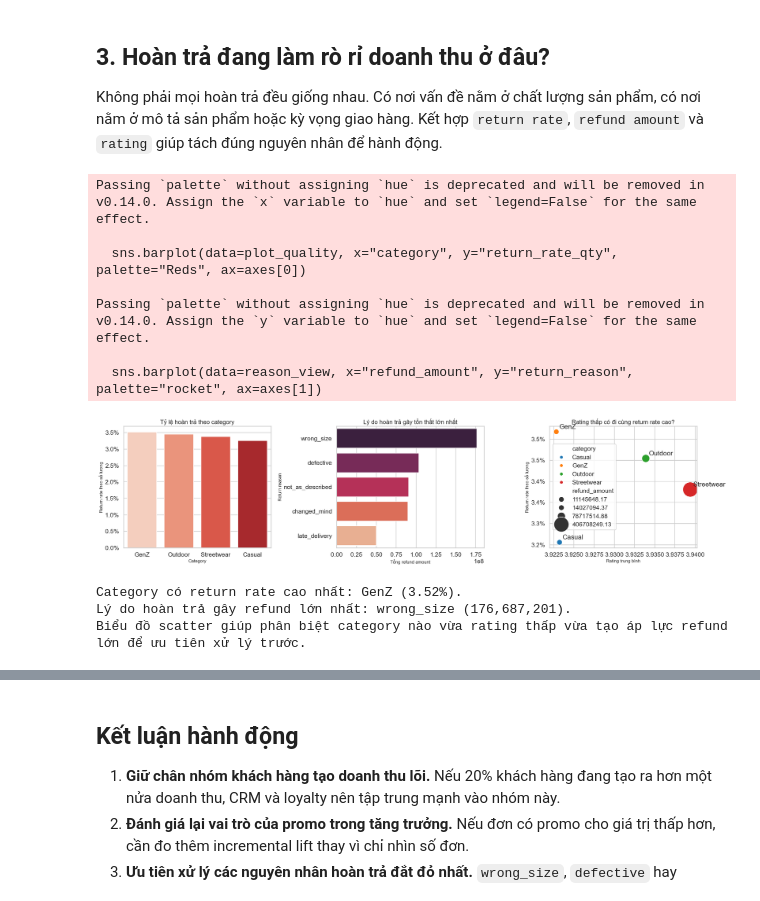
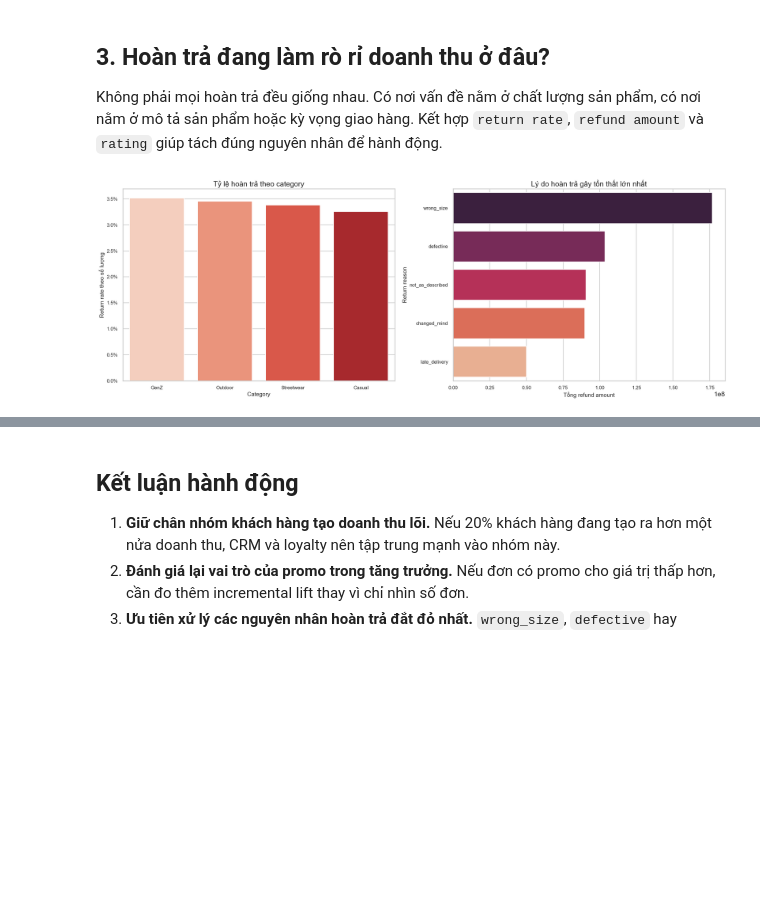
Before and after one commit to huytdqhe180383/Datathon_2026_Vin, a Jupyter notebook: notebooks/data_storytelling.ipynb, the cells around one changed output, grey strips where cells are left out. Saved outputs shown, nothing was run; the diff lists cells and outputs as text; code cells hidden in the pictures; blank space fills up the shorter version.

```diff
--- a/notebooks/data_storytelling.ipynb
+++ b/notebooks/data_storytelling.ipynb
@@ -295,75 +323,48 @@ category_returns = (
         return_cases=("return_id", "count"),
     )
 )
 
 category_reviews = (
     reviews.merge(products[["product_id", "category"]], on="product_id", how="left")
     .groupby("category", as_index=False)
     .agg(avg_rating=("rating", "mean"), review_count=("review_id", "count"))
 )
 
 quality_view = (
     category_sales.merge(category_returns, on="category", how="left")
     .merge(category_reviews, on="category", how="left")
     .fillna(0)
 )
 quality_view["return_rate_qty"] = quality_view["return_qty"] / quality_view["sold_qty"]
 
 reason_view = (
     returns.groupby("return_reason", as_index=False)
     .agg(return_cases=("return_id", "count"), refund_amount=("refund_amount", "sum"))
     .sort_values("refund_amount", ascending=False)
 )
 
-fig, axes = plt.subplots(1, 3, figsize=(24, 6))
+plot_quality = quality_view.sort_values("return_rate_qty", ascending=False)
+worst_category = plot_quality.iloc[0]
+worst_reason = reason_view.iloc[0]
 
-plot_quality = quality_view.sort_values("return_rate_qty", ascending=False)
-sns.barplot(data=plot_quality, x="category", y="return_rate_qty", palette="Reds", ax=axes[0])
-axes[0].set_title("Tỷ lệ hoàn trả theo category")
-axes[0].set_xlabel("Category")
-axes[0].set_ylabel("Return rate theo số lượng")
+fig, axes = plt.subplots(1, 2, figsize=(22, 8))
+
+sns.barplot(data=plot_quality, x="category", y="return_rate_qty", hue="category", palette="Reds", legend=False, ax=axes[0])
+axes[0].set_title("Tỷ lệ hoàn trả theo category", fontsize=18)
+axes[0].set_xlabel("Category", fontsize=14)
+axes[0].set_ylabel("Return rate theo số lượng", fontsize=14)
+axes[0].tick_params(axis="x", labelsize=12)
+axes[0].tick_params(axis="y", labelsize=12)
 axes[0].yaxis.set_major_formatter(lambda x, pos: f"{x:.1%}")
 
-sns.barplot(data=reason_view, x="refund_amount", y="return_reason", palette="rocket", ax=axes[1])
-axes[1].set_title("Lý do hoàn trả gây tổn thất lớn nhất")
-axes[1].set_xlabel("Tổng refund amount")
-axes[1].set_ylabel("Return reason")
-
-sns.scatterplot(
-    data=quality_view,
-    x="avg_rating",
-    y="return_rate_qty",
-    size="refund_amount",
-    sizes=(200, 1600),
-    hue="category",
-    palette="tab10",
-    ax=axes[2],
-)
-axes[2].set_title("Rating thấp có đi cùng return rate cao?")
-axes[2].set_xlabel("Rating trung bình")
-axes[2].set_ylabel("Return rate theo số lượng")
-axes[2].yaxis.set_major_formatter(lambda x, pos: f"{x:.1%}")
-for _, row in quality_view.iterrows():
-    axes[2].annotate(row["category"], (row["avg_rating"], row["return_rate_qty"]), xytext=(8, 8), textcoords="offset points")
+sns.barplot(data=reason_view, x="refund_amount", y="return_reason", hue="return_reason", palette="rocket", legend=False, ax=axes[1])
+axes[1].set_title("Lý do hoàn trả gây tổn thất lớn nhất", fontsize=18)
+axes[1].set_xlabel("Tổng refund amount", fontsize=14)
+axes[1].set_ylabel("Return reason", fontsize=14)
+axes[1].tick_params(axis="x", labelsize=12)
+axes[1].tick_params(axis="y", labelsize=12)
 
 plt.tight_layout()
 plt.show()
-
-worst_category = plot_quality.iloc[0]
-worst_reason = reason_view.iloc[0]
-
-print(f"Category có return rate cao nhất: {worst_category['category']} ({worst_category['return_rate_qty']:.2%}).")
-print(f"Lý do hoàn trả gây refund lớn nhất: {worst_reason['return_reason']} ({worst_reason['refund_amount']:,.0f}).")
-print("Biểu đồ scatter giúp phân biệt category nào vừa rating thấp vừa tạo áp lực refund lớn để ưu tiên xử lý trước.")
 # %% [output]
-Passing `palette` without assigning `hue` is deprecated and will be removed in v0.14.0. Assign the `x` variable to `hue` and set `legend=False` for the same effect.
-
-  sns.barplot(data=plot_quality, x="category", y="return_rate_qty", palette="Reds", ax=axes[0])
-
-Passing `palette` without assigning `hue` is deprecated and will be removed in v0.14.0. Assign the `y` variable to `hue` and set `legend=False` for the same effect.
-
-  sns.barplot(data=reason_view, x="refund_amount", y="return_reason", palette="rocket", ax=axes[1])
-[figure, old version]
+[figure, new version]
-Category có return rate cao nhất: GenZ (3.52%).
-Lý do hoàn trả gây refund lớn nhất: wrong_size (176,687,201).
-Biểu đồ scatter giúp phân biệt category nào vừa rating thấp vừa tạo áp lực refund lớn để ưu tiên xử lý trước.
```
Also changed, not shown: parts of 6 cells of this notebook, 16 other files.
